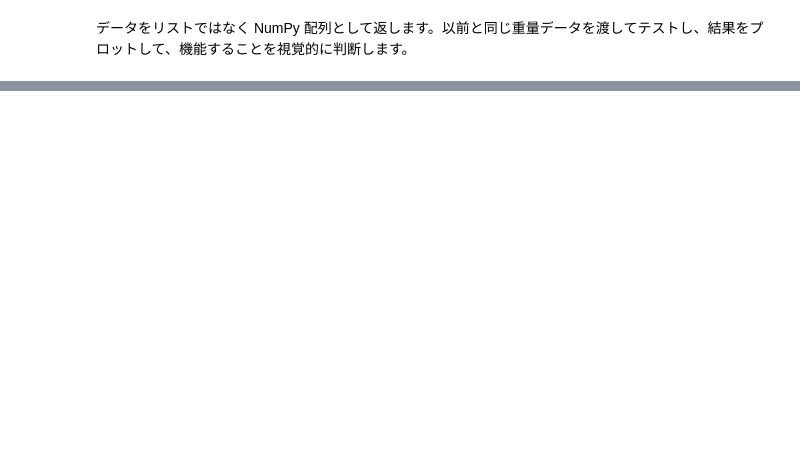
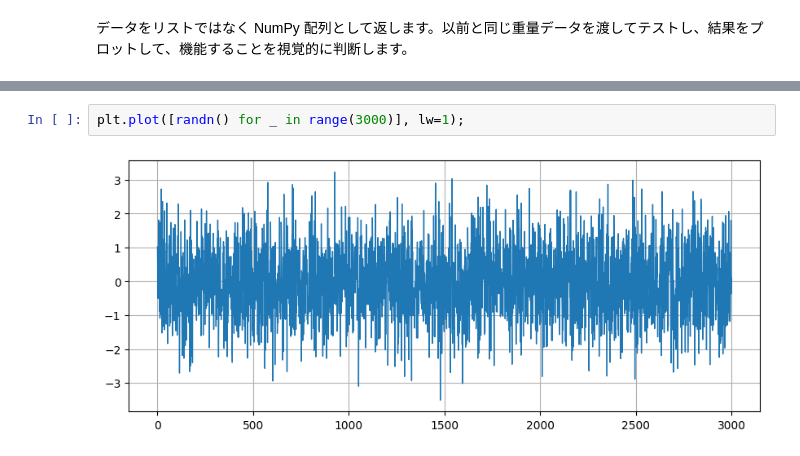
Before and after one commit to styuk/Time-Seriese, a Jupyter notebook: python/bayesfilter.ipynb, the cells around one changed output, grey strips where cells are left out. Saved outputs shown, nothing was run; the diff lists cells and outputs as text; blank space fills up the shorter version.

```diff
--- a/python/bayesfilter.ipynb
+++ b/python/bayesfilter.ipynb
@@ -473,0 +530,4 @@ def g_h_filter(data, x0, dx, g, h, dt):
+# %%
+plt.plot([randn() for _ in range(3000)], lw=1);
+# %% [output]
+[figure, added]
```
Also changed, not shown: parts of 16 cells of this notebook.
